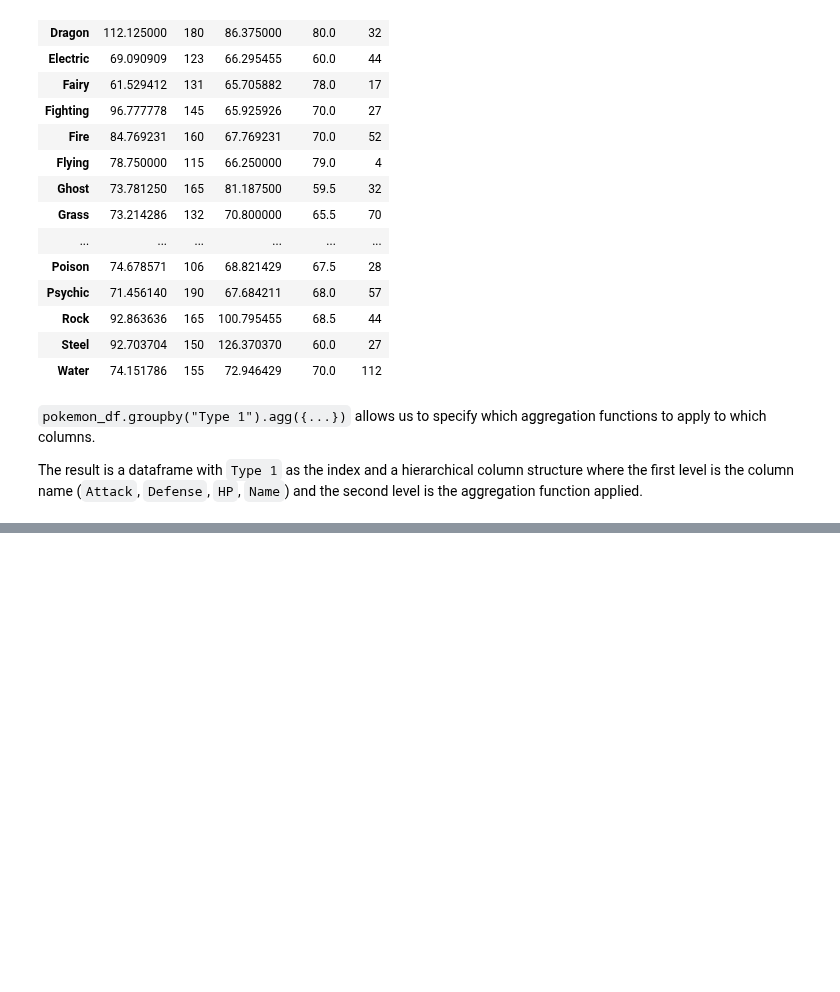
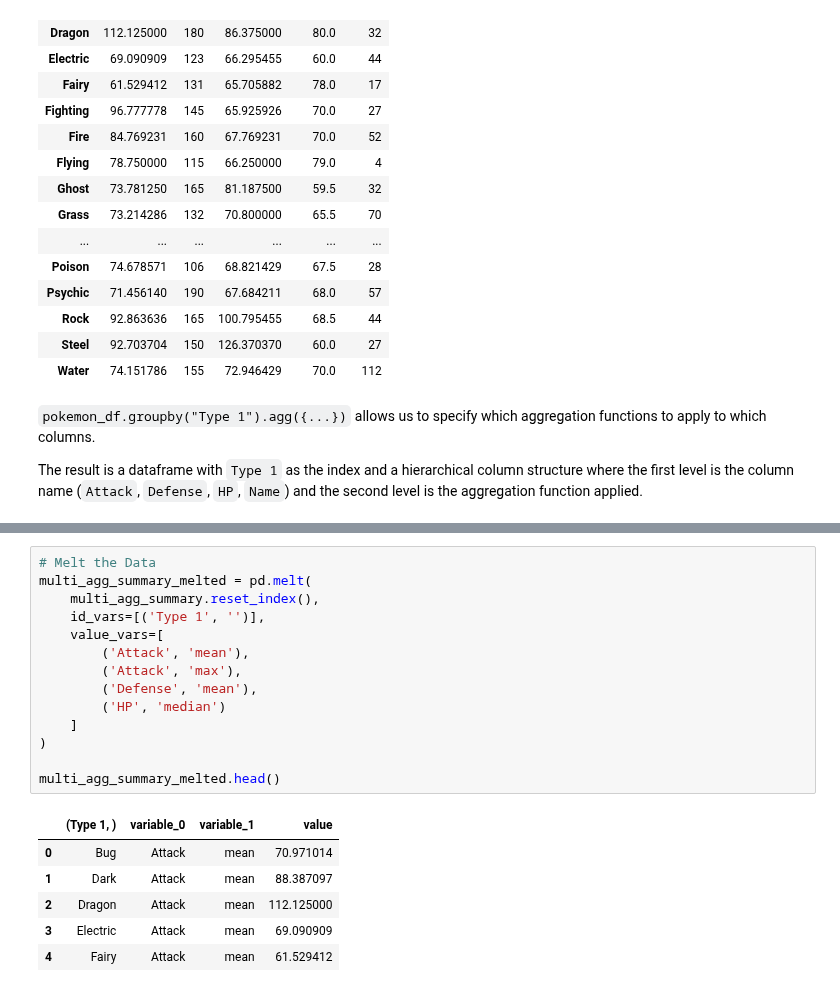
Before and after one commit to michaeltothewilson/data-with-python, a Jupyter notebook: notebooks-completed/08_aggregating_data-pokemon.ipynb, the cells around one changed output, grey strips where cells are left out. Cells and saved outputs as stored; diff of their text form; blank space fills up the shorter version.

```diff
--- a/notebooks-completed/08_aggregating_data-pokemon.ipynb
+++ b/notebooks-completed/08_aggregating_data-pokemon.ipynb
@@ -857,0 +858,21 @@ KeyError: "The following id_vars or value_vars are not present in the DataFrame:
+# %%
+# Melt the Data
+multi_agg_summary_melted = pd.melt(
+    multi_agg_summary.reset_index(),
+    id_vars=[('Type 1', '')],
+    value_vars=[
+        ('Attack', 'mean'),
+        ('Attack', 'max'),
+        ('Defense', 'mean'),
+        ('HP', 'median')
+    ]
+)
+
+multi_agg_summary_melted.head()
+# %% [output]
+|  | (Type 1, ) | variable_0 | variable_1 | value |
+| 0 | Bug | Attack | mean | 70.971014 |
+| 1 | Dark | Attack | mean | 88.387097 |
+| 2 | Dragon | Attack | mean | 112.125000 |
+| 3 | Electric | Attack | mean | 69.090909 |
+| 4 | Fairy | Attack | mean | 61.529412 |
```
Also changed, not shown: parts of 10 cells of this notebook.
